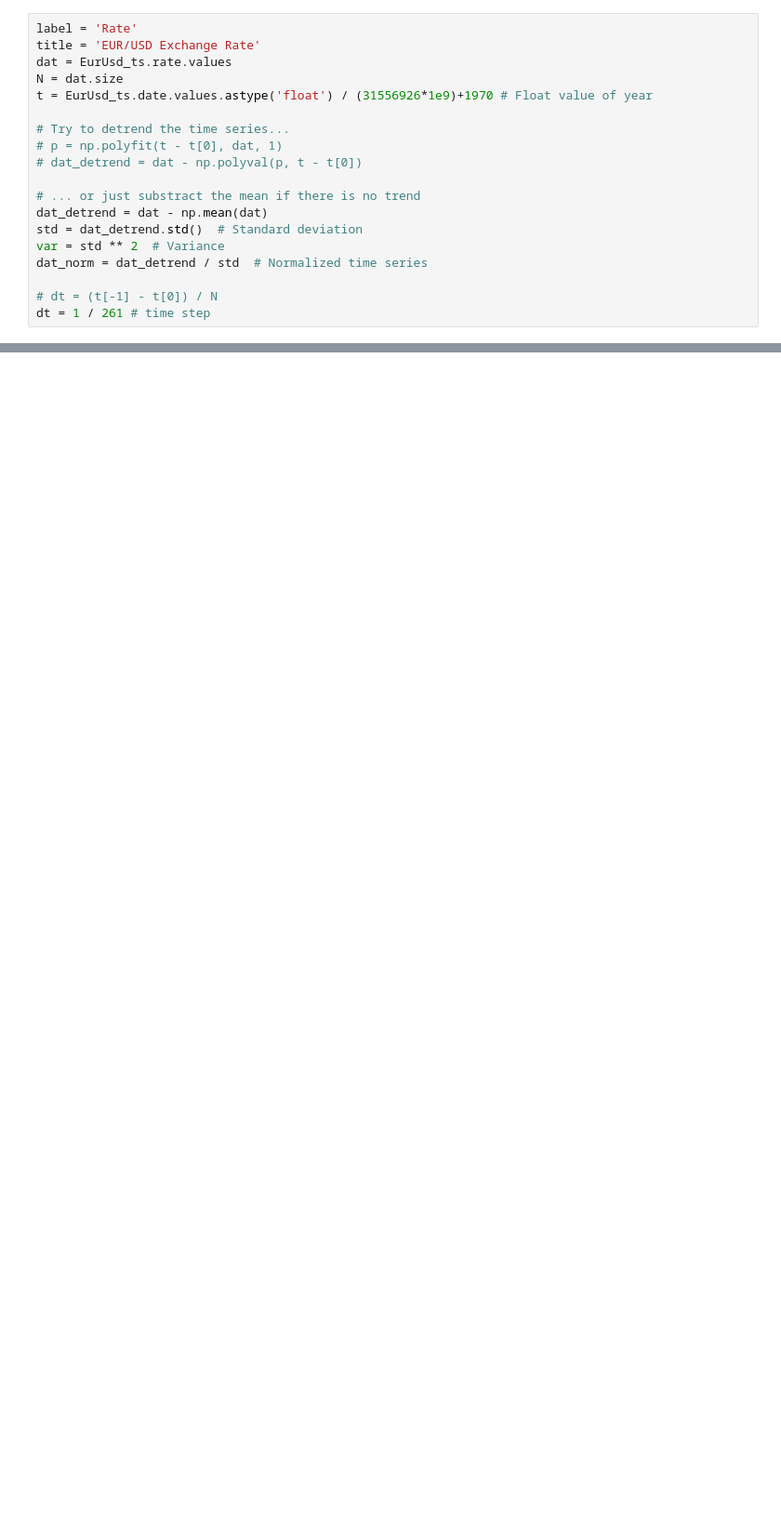
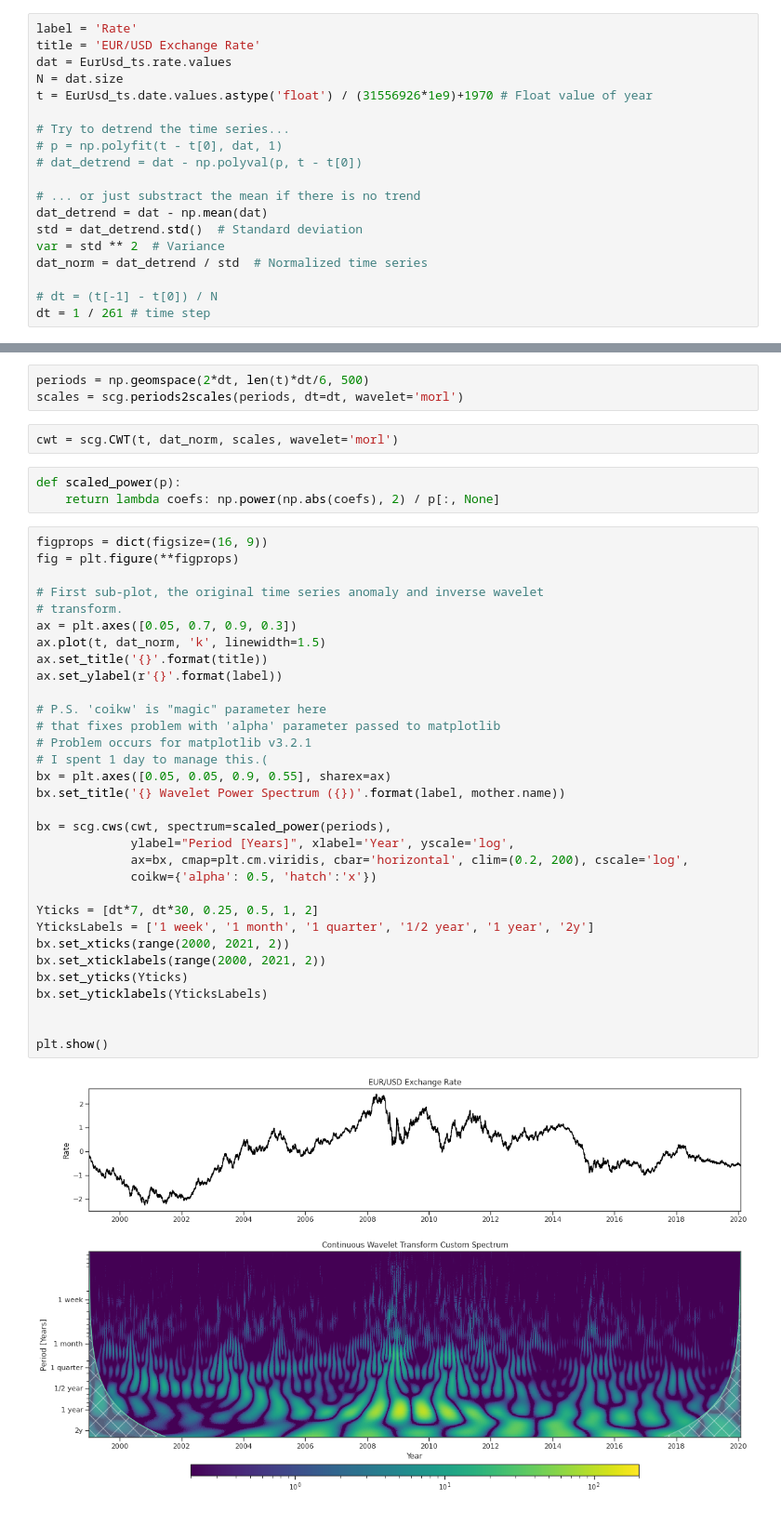
Before and after one commit to vsilchev/hse-time-series, a Jupyter notebook: Wavelet_Analysis.ipynb, the cells around one changed output, grey strips where cells are left out. Shown: that part at 93% size. Saved outputs shown, nothing was run; the diff lists cells and outputs as text; blank space fills up the shorter version.

```diff
--- a/Wavelet_Analysis.ipynb
+++ b/Wavelet_Analysis.ipynb
@@ -122,0 +140,42 @@ plt.show()
+# %%
+periods = np.geomspace(2*dt, len(t)*dt/6, 500)
+scales = scg.periods2scales(periods, dt=dt, wavelet='morl')
+# %%
+cwt = scg.CWT(t, dat_norm, scales, wavelet='morl')
+# %%
+def scaled_power(p):
+    return lambda coefs: np.power(np.abs(coefs), 2) / p[:, None]
+# %%
+figprops = dict(figsize=(16, 9))
+fig = plt.figure(**figprops)
+
+# First sub-plot, the original time series anomaly and inverse wavelet
+# transform.
+ax = plt.axes([0.05, 0.7, 0.9, 0.3])
+ax.plot(t, dat_norm, 'k', linewidth=1.5)
+ax.set_title('{}'.format(title))
+ax.set_ylabel(r'{}'.format(label))
+
+# P.S. 'coikw' is "magic" parameter here
+# that fixes problem with 'alpha' parameter passed to matplotlib
+# Problem occurs for matplotlib v3.2.1
+# I spent 1 day to manage this.(
+bx = plt.axes([0.05, 0.05, 0.9, 0.55], sharex=ax)
+bx.set_title('{} Wavelet Power Spectrum ({})'.format(label, mother.name))
+
+bx = scg.cws(cwt, spectrum=scaled_power(periods),
+             ylabel="Period [Years]", xlabel='Year', yscale='log',
+             ax=bx, cmap=plt.cm.viridis, cbar='horizontal', clim=(0.2, 200), cscale='log',
+             coikw={'alpha': 0.5, 'hatch':'x'})
+
+Yticks = [dt*7, dt*30, 0.25, 0.5, 1, 2]
+YticksLabels = ['1 week', '1 month', '1 quarter', '1/2 year', '1 year', '2y']
+bx.set_xticks(range(2000, 2021, 2))
+bx.set_xticklabels(range(2000, 2021, 2))
+bx.set_yticks(Yticks)
+bx.set_yticklabels(YticksLabels)
+
+
+plt.show()
+# %% [output]
+[figure, added]
```
Also changed, not shown: parts of 16 cells of this notebook.
